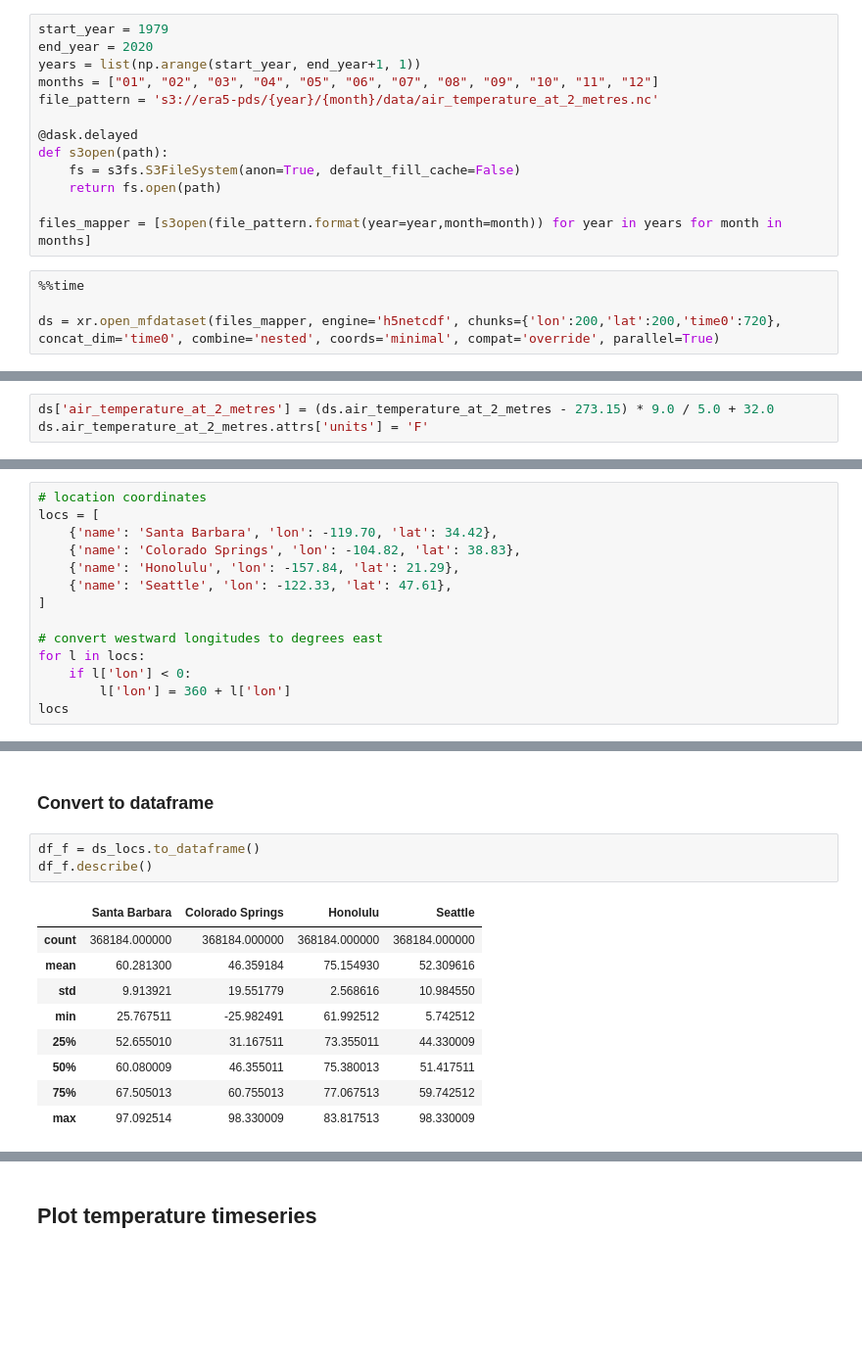
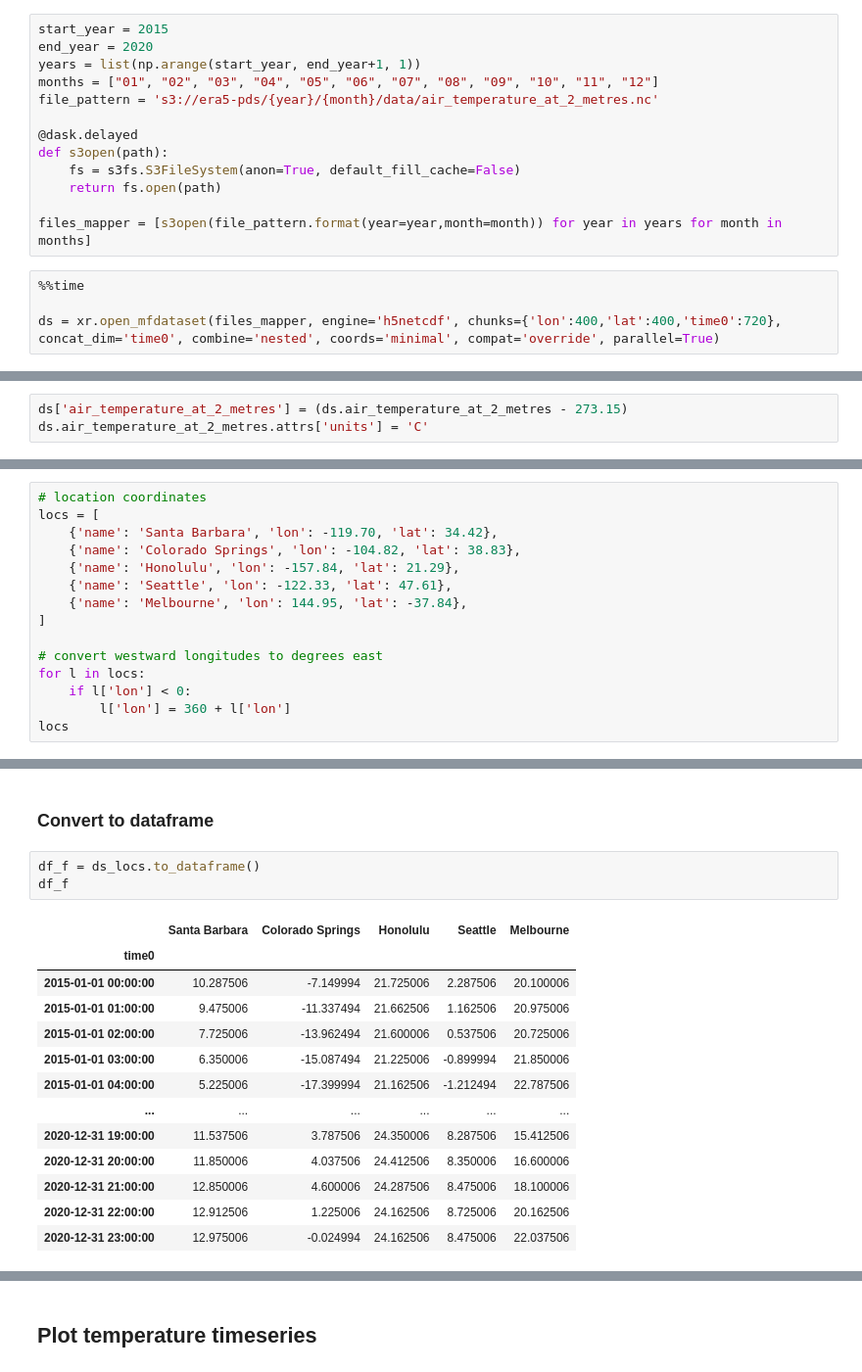
Before and after one commit to awslabs/amazon-asdi, a Jupyter notebook: examples/dask/notebooks/era5.ipynb, the cells around one changed output, grey strips where cells are left out. Shown at 98% size. Drawn from its saved outputs; the diff is of its cells as text; blank space fills up the shorter version.

```diff
--- a/examples/dask/notebooks/era5.ipynb
+++ b/examples/dask/notebooks/era5.ipynb
@@ -72,7 +118,7 @@ ds.air_temperature_at_2_metres.encoding
 # %% [markdown]
 ## Open 2-m air temperature as a single dataset
 # %%
-start_year = 1979
+start_year = 2015
 end_year = 2020
 years = list(np.arange(start_year, end_year+1, 1))
 months = ["01", "02", "03", "04", "05", "06", "07", "08", "09", "10", "11", "12"]
@@ -87,5 +133,5 @@ files_mapper = [s3open(file_pattern.format(year=year,month=month)) for year in y
 # %%
 %%time
 
-ds = xr.open_mfdataset(files_mapper, engine='h5netcdf', chunks={'lon':200,'lat':200,'time0':720}, concat_dim='time0', combine='nested', coords='minimal', compat='override', parallel=True)
+ds = xr.open_mfdataset(files_mapper, engine='h5netcdf', chunks={'lon':400,'lat':400,'time0':720}, concat_dim='time0', combine='nested', coords='minimal', compat='override', parallel=True)
 # %% [output]
@@ -115,6 +189,6 @@ The `ds.info` output above shows us that there are four dimensions to the data:
 # %%
-ds['air_temperature_at_2_metres'] = (ds.air_temperature_at_2_metres - 273.15) * 9.0 / 5.0 + 32.0
-ds.air_temperature_at_2_metres.attrs['units'] = 'F'
+ds['air_temperature_at_2_metres'] = (ds.air_temperature_at_2_metres - 273.15)
+ds.air_temperature_at_2_metres.attrs['units'] = 'C'
 # %% [markdown]
 ## Calculate the mean 2-m air temperature for all times
 # %%
@@ -161,6 +290,7 @@ locs = [
     {'name': 'Colorado Springs', 'lon': -104.82, 'lat': 38.83},
     {'name': 'Honolulu', 'lon': -157.84, 'lat': 21.29},
     {'name': 'Seattle', 'lon': -122.33, 'lat': 47.61},
+    {'name': 'Melbourne', 'lon': 144.95, 'lat': -37.84},
 ]
 
 # convert westward longitudes to degrees east
@@ -207,14 +391,18 @@ Data variables:
 ### Convert to dataframe
 # %%
 df_f = ds_locs.to_dataframe()
-df_f.describe()
+df_f
 # %% [output]
-|  | Santa Barbara | Colorado Springs | Honolulu | Seattle |
-| count | 368184.000000 | 368184.000000 | 368184.000000 | 368184.000000 |
-| mean | 60.281300 | 46.359184 | 75.154930 | 52.309616 |
-| std | 9.913921 | 19.551779 | 2.568616 | 10.984550 |
-| min | 25.767511 | -25.982491 | 61.992512 | 5.742512 |
-| 25% | 52.655010 | 31.167511 | 73.355011 | 44.330009 |
-| 50% | 60.080009 | 46.355011 | 75.380013 | 51.417511 |
-| 75% | 67.505013 | 60.755013 | 77.067513 | 59.742512 |
-| max | 97.092514 | 98.330009 | 83.817513 | 98.330009 |
+|  | Santa Barbara | Colorado Springs | Honolulu | Seattle | Melbourne |
+| time0 |  |  |  |  |  |
+| 2015-01-01 00:00:00 | 10.287506 | -7.149994 | 21.725006 | 2.287506 | 20.100006 |
+| 2015-01-01 01:00:00 | 9.475006 | -11.337494 | 21.662506 | 1.162506 | 20.975006 |
+| 2015-01-01 02:00:00 | 7.725006 | -13.962494 | 21.600006 | 0.537506 | 20.725006 |
+| 2015-01-01 03:00:00 | 6.350006 | -15.087494 | 21.225006 | -0.899994 | 21.850006 |
+| 2015-01-01 04:00:00 | 5.225006 | -17.399994 | 21.162506 | -1.212494 | 22.787506 |
+| ... | ... | ... | ... | ... | ... |
+| 2020-12-31 19:00:00 | 11.537506 | 3.787506 | 24.350006 | 8.287506 | 15.412506 |
+| 2020-12-31 20:00:00 | 11.850006 | 4.037506 | 24.412506 | 8.350006 | 16.600006 |
+| 2020-12-31 21:00:00 | 12.850006 | 4.600006 | 24.287506 | 8.475006 | 18.100006 |
+| 2020-12-31 22:00:00 | 12.912506 | 1.225006 | 24.162506 | 8.725006 | 20.162506 |
+| 2020-12-31 23:00:00 | 12.975006 | -0.024994 | 24.162506 | 8.475006 | 22.037506 |
```
Also changed, not shown: parts of 21 cells of this notebook.
